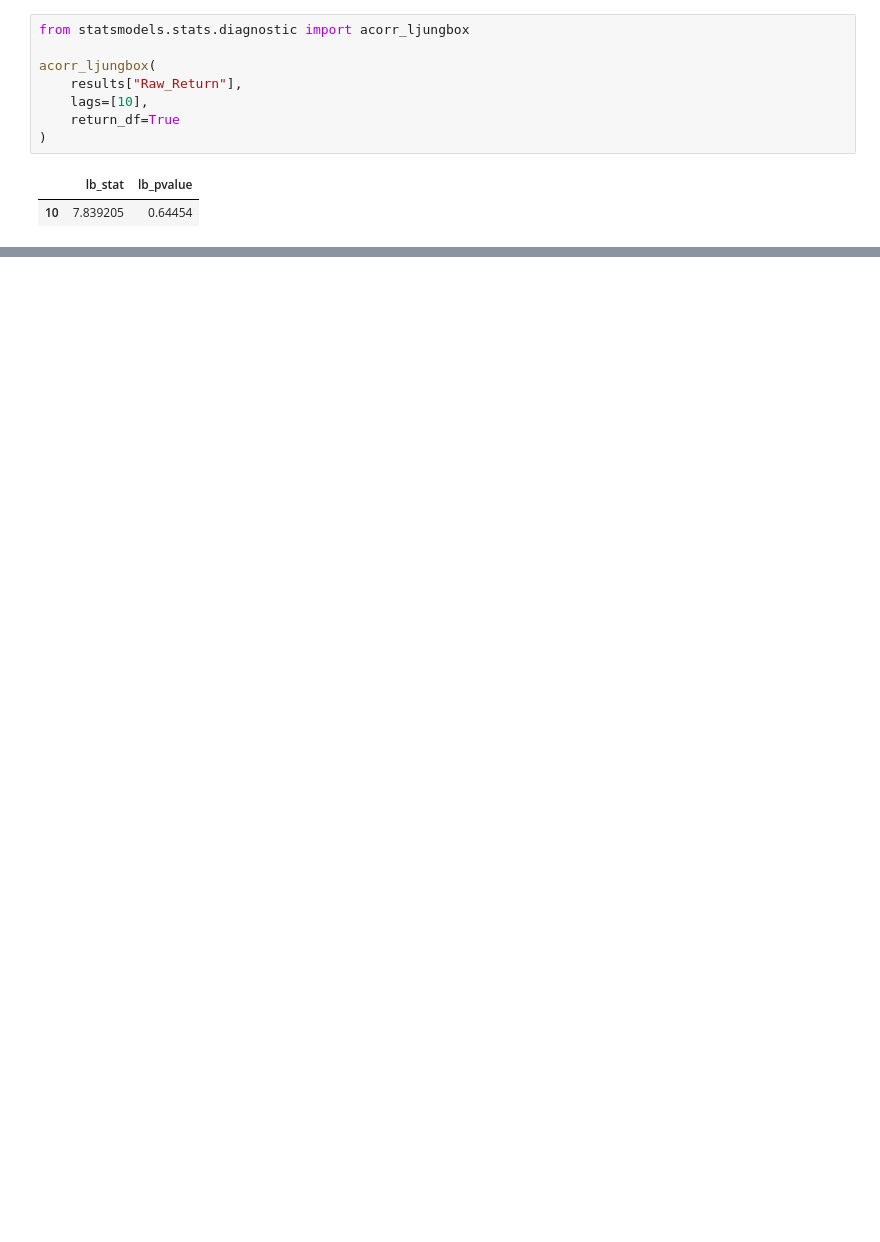
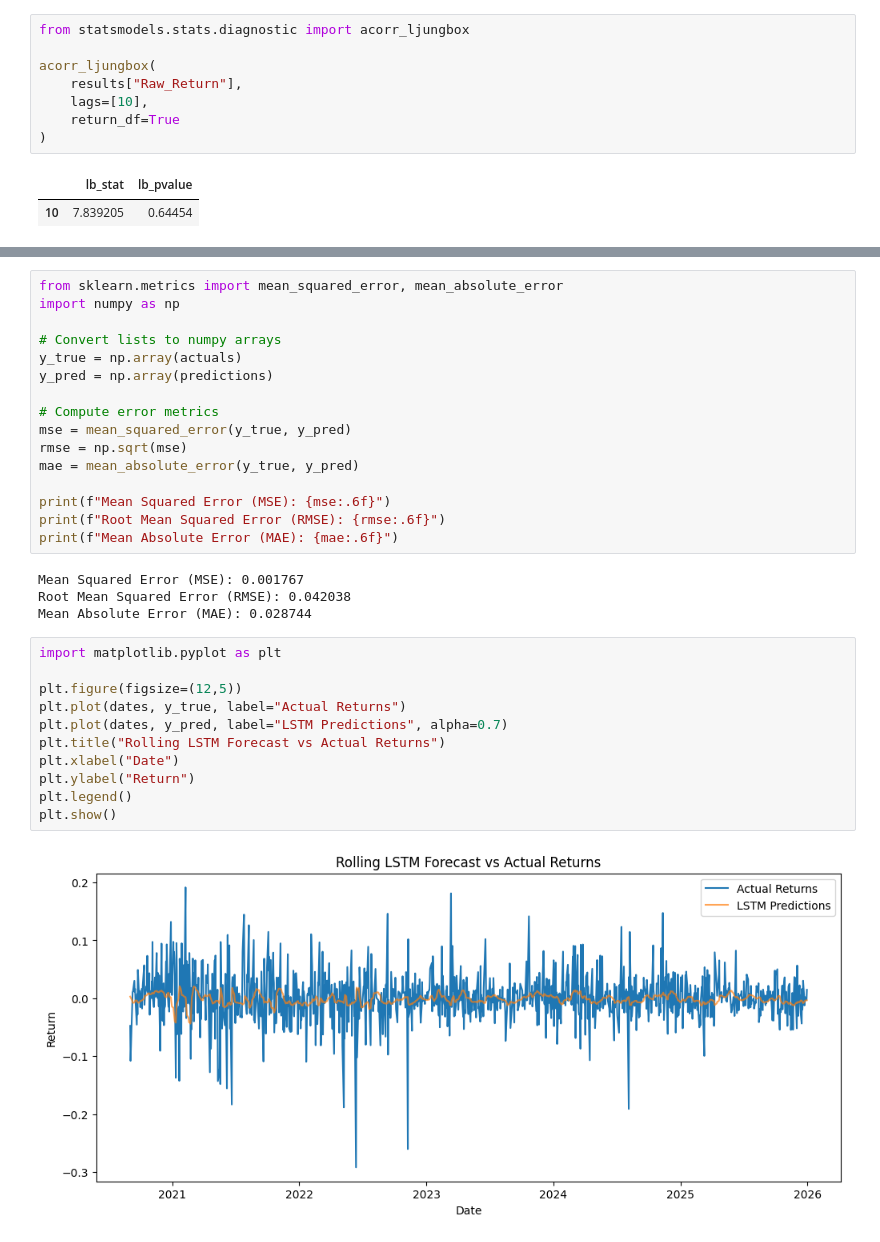
Before and after one commit to manikdey77/manikdey77, a Jupyter notebook: LSTM.ipynb, the cells around one changed output, grey strips where cells are left out. Cells and saved outputs as stored; diff of their text form; blank space fills up the shorter version.

```diff
--- a/LSTM.ipynb
+++ b/LSTM.ipynb
@@ -237,0 +238,33 @@ acorr_ljungbox(results["Innovation_Component"], lags=[5,10,15,20])
+# %%
+from sklearn.metrics import mean_squared_error, mean_absolute_error
+import numpy as np
+
+# Convert lists to numpy arrays
+y_true = np.array(actuals)
+y_pred = np.array(predictions)
+
+# Compute error metrics
+mse = mean_squared_error(y_true, y_pred)
+rmse = np.sqrt(mse)
+mae = mean_absolute_error(y_true, y_pred)
+
+print(f"Mean Squared Error (MSE): {mse:.6f}")
+print(f"Root Mean Squared Error (RMSE): {rmse:.6f}")
+print(f"Mean Absolute Error (MAE): {mae:.6f}")
+# %% [output]
+Mean Squared Error (MSE): 0.001767
+Root Mean Squared Error (RMSE): 0.042038
+Mean Absolute Error (MAE): 0.028744
+# %%
+import matplotlib.pyplot as plt
+
+plt.figure(figsize=(12,5))
+plt.plot(dates, y_true, label="Actual Returns")
+plt.plot(dates, y_pred, label="LSTM Predictions", alpha=0.7)
+plt.title("Rolling LSTM Forecast vs Actual Returns")
+plt.xlabel("Date")
+plt.ylabel("Return")
+plt.legend()
+plt.show()
+# %% [output]
+[figure, added]
```
Also changed, not shown: parts of 9 cells of this notebook.
